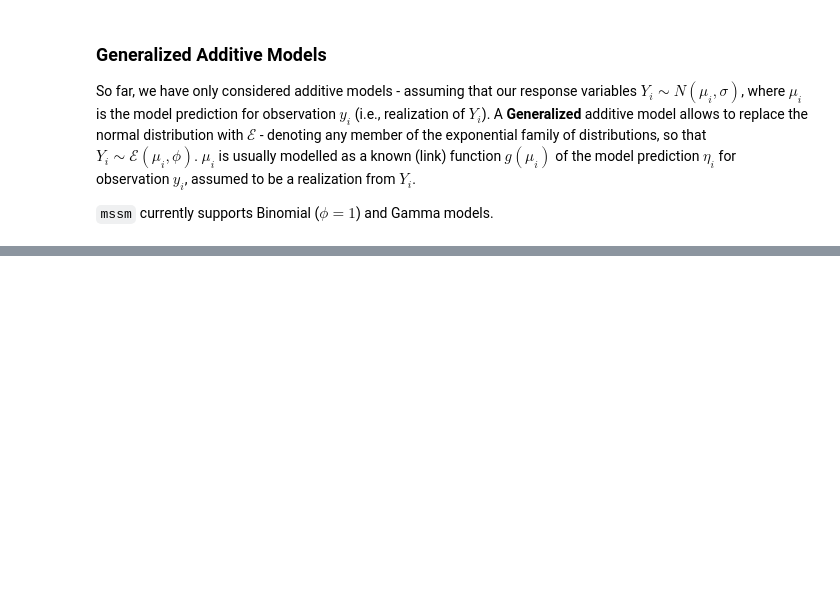
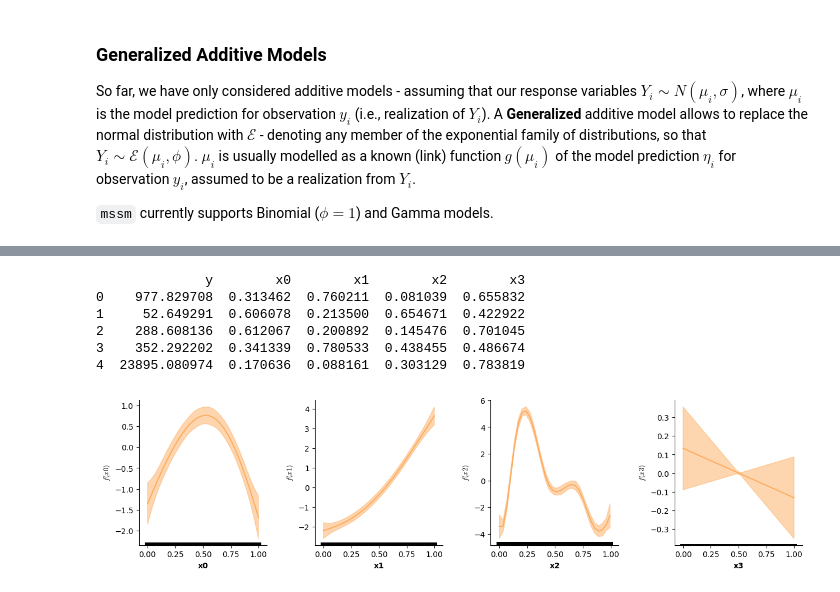
Before and after one commit to JoKra1/mssmViz, a Jupyter notebook: 1) GAMMs.ipynb, the cells around one changed output, grey strips where cells are left out. Saved outputs shown, nothing was run; the diff lists cells and outputs as text; code cells hidden in the pictures; blank space fills up the shorter version.

```diff
--- a/1) GAMMs.ipynb
+++ b/1) GAMMs.ipynb
@@ -889,13 +905,13 @@ post_f = pred_mat[:,use_post] @ post
 fig = plt.figure(figsize=(2*single_size,single_size),layout='constrained')
 axs = fig.subplots(1,2,gridspec_kw={"wspace":0.1})
 
-for i in range(100):
-    axs[0].plot(pred_dat["time"],post_f[:,i],alpha=0.3)
+for sim in range(100):
+    axs[0].plot(pred_dat["time"],post_f[:,sim],alpha=0.3)
 
 plot_fitted(pred_dat,["time"],model10,[2],ax=axs[0],plot_exist=False,col=0.1)
 
-for i in range(100):
-    axs[1].plot(pred_dat["time"],post_f[:,i],alpha=0.3)
+for sim in range(100):
+    axs[1].plot(pred_dat["time"],post_f[:,sim],alpha=0.3)
 
 # This time, we set the whole-interval argument to `True`.
 plot_fitted(pred_dat,["time"],model10,[2],ax=axs[1],whole_interval=True,plot_exist=False,col=0.1)
@@ -960,0 +982,27 @@ So far, we have only considered additive models - assuming that our response var
+# %%
+# Data for Gamma model looks just like for Gaussian..
+Gammadat = sim3(500,2,family=Gamma())
+print(Gammadat.head())
+# %% [output]
+              y        x0        x1        x2        x3
+0    977.829708  0.313462  0.760211  0.081039  0.655832
+1     52.649291  0.606078  0.213500  0.654671  0.422922
+2    288.608136  0.612067  0.200892  0.145476  0.701045
+3    352.292202  0.341339  0.780533  0.438455  0.486674
+4  23895.080974  0.170636  0.088161  0.303129  0.783819
+# %%
+# Now we can specify the model.
+gamma_formula = Formula(lhs("y"),[i(),f(["x0"]),f(["x1"]),f(["x2"]),f(["x3"])],data=Gammadat)
+
+# By default, the Gamma family assumes that the model predictions match log(\mu_i), i.e., a log-link is used.
+gamma_model = GAMM(gamma_formula,Gamma())
+gamma_model.fit()
+# %%
+# Remember: by default the effects are plotted on the scale of the linear predictor - set the `response_scale=True` argument
+# to make sure that plots are on the scale of the mean of the RVs.
+fig = plt.figure(figsize=(4*single_size,single_size),layout='constrained')
+axs = fig.subplots(1,4,gridspec_kw={"wspace":0.1})
+plot(gamma_model,axs=axs,response_scale=False)
+plt.show()
+# %% [output]
+[figure, added]
```
Also changed, not shown: parts of 35 cells of this notebook, 2 other files.
